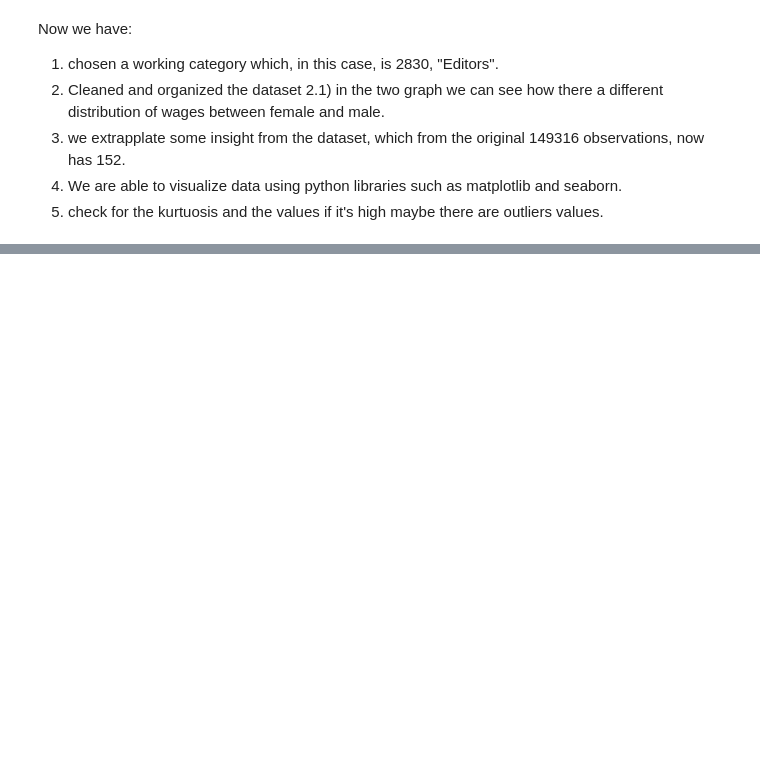
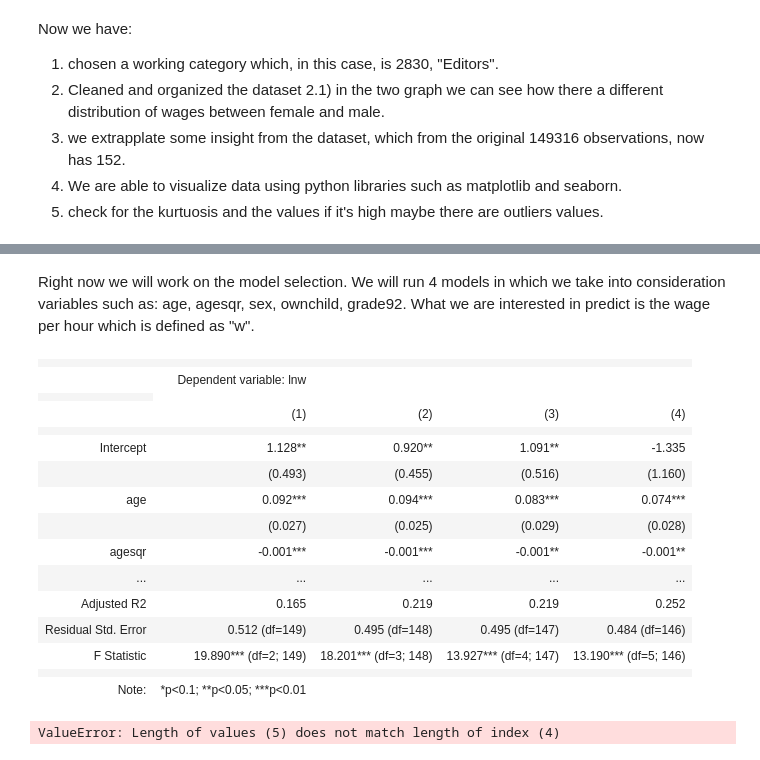
Before and after one commit to Jacopo21/EarningxOccupation, a Jupyter notebook: HM1/earnings.ipynb, the cells around one changed output, grey strips where cells are left out. Saved outputs shown, nothing was run; the diff lists cells and outputs as text; code cells hidden in the pictures; blank space fills up the shorter version.

```diff
--- a/HM1/earnings.ipynb
+++ b/HM1/earnings.ipynb
@@ -254,0 +247,34 @@ reg4   237.571253
+# %% [markdown]
+Right now we will work on the model selection. We will run 4 models in which we take into consideration variables such as: age, agesqr, sex, ownchild, grade92.
+What we are interested in predict is the wage per hour which is defined as "w".
+# %%
+# Linear regressions
+model1 = "lnw ~ age + agesqr"
+model2 = "lnw ~ age + agesqr + sex"
+model3 = "lnw ~ age + agesqr + sex + ownchild"
+model4 = "lnw ~ age + agesqr + sex + ownchild + grade92"
+
+model_eq = [model1, model2, model3, model4]
+# %%
+regs = []
+for equation in model_eq:
+    regs.append(smf.ols(equation, data).fit(cov_type="HC1"))
+
+stargazer.Stargazer(regs[:4])
+# %% [output]
+|  |  |  |  |  |
+|  | Dependent variable: lnw |  |  |  |
+|  |
+|  | (1) | (2) | (3) | (4) |
+|  |  |  |  |  |
+| Intercept | 1.128** | 0.920** | 1.091** | -1.335 |
+|  | (0.493) | (0.455) | (0.516) | (1.160) |
+| age | 0.092*** | 0.094*** | 0.083*** | 0.074*** |
+|  | (0.027) | (0.025) | (0.029) | (0.028) |
+| agesqr | -0.001*** | -0.001*** | -0.001** | -0.001** |
+| ... | ... | ... | ... | ... |
+| Adjusted R2 | 0.165 | 0.219 | 0.219 | 0.252 |
+| Residual Std. Error | 0.512 (df=149) | 0.495 (df=148) | 0.495 (df=147) | 0.484 (df=146) |
+| F Statistic | 19.890*** (df=2; 149) | 18.201*** (df=3; 148) | 13.927*** (df=4; 147) | 13.190*** (df=5; 146) |
+|  |  |  |  |  |
+| Note: | *p<0.1; **p<0.05; ***p<0.01 |  |  |  |
@@ -254,0 +286,10 @@ reg4   237.571253
+# %%
+pd.DataFrame(cv_list).round(2).assign(
+    RMSE=lambda x: x["RMSE"].astype(int),
+    BIC=lambda x: x["BIC"].astype(int),
+    Coefficients=lambda x: x["Coefficients"].astype(int),
+    Model=["Model " + str(i + 1) for i in range(len(model_eq))],
+    Nvars=[1, 2, 5, 6, 6]
+).loc[:, ["Model", "Nvars", "Coefficients", "R-squared", "RMSE", "BIC"]].set_index("Model")
+# %% [output]
+ValueError: Length of values (5) does not match length of index (4)
```
Also changed, not shown: parts of 14 cells of this notebook.
